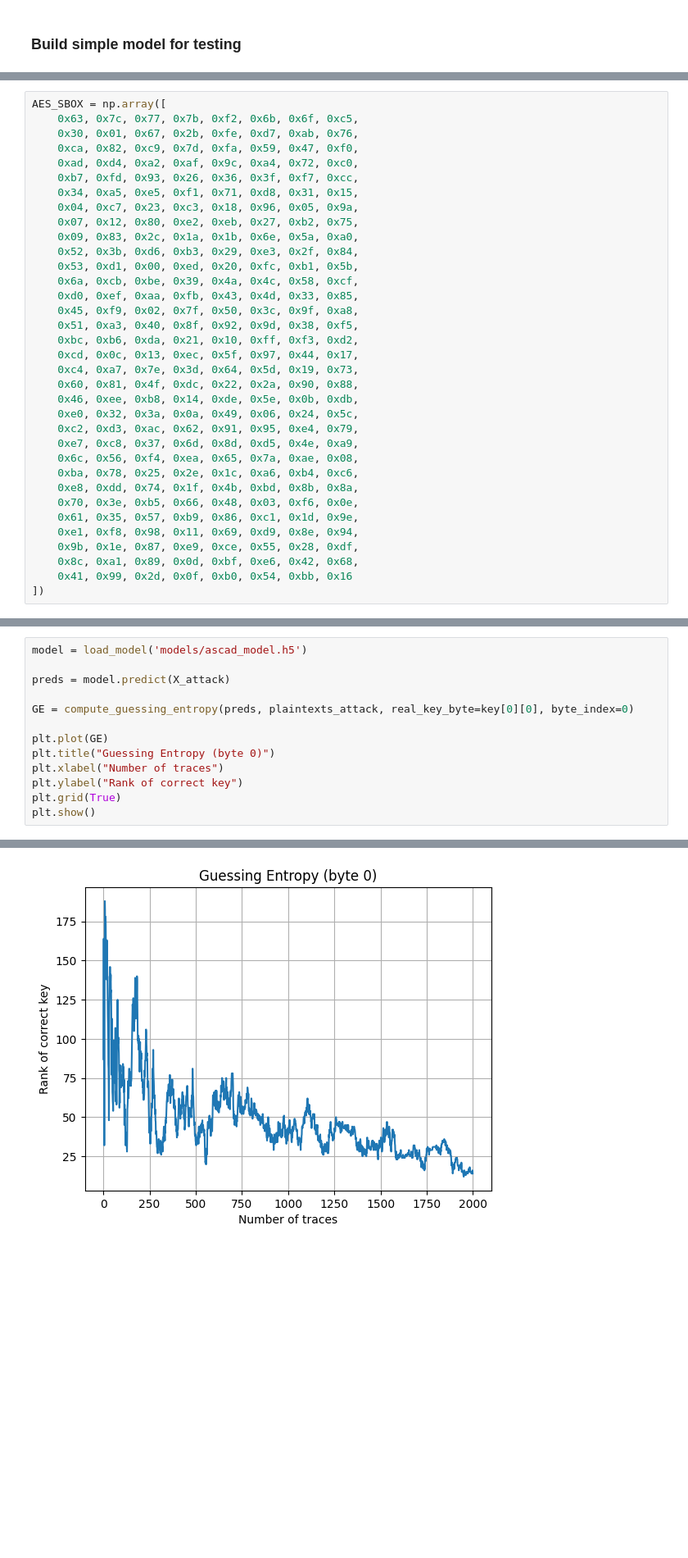
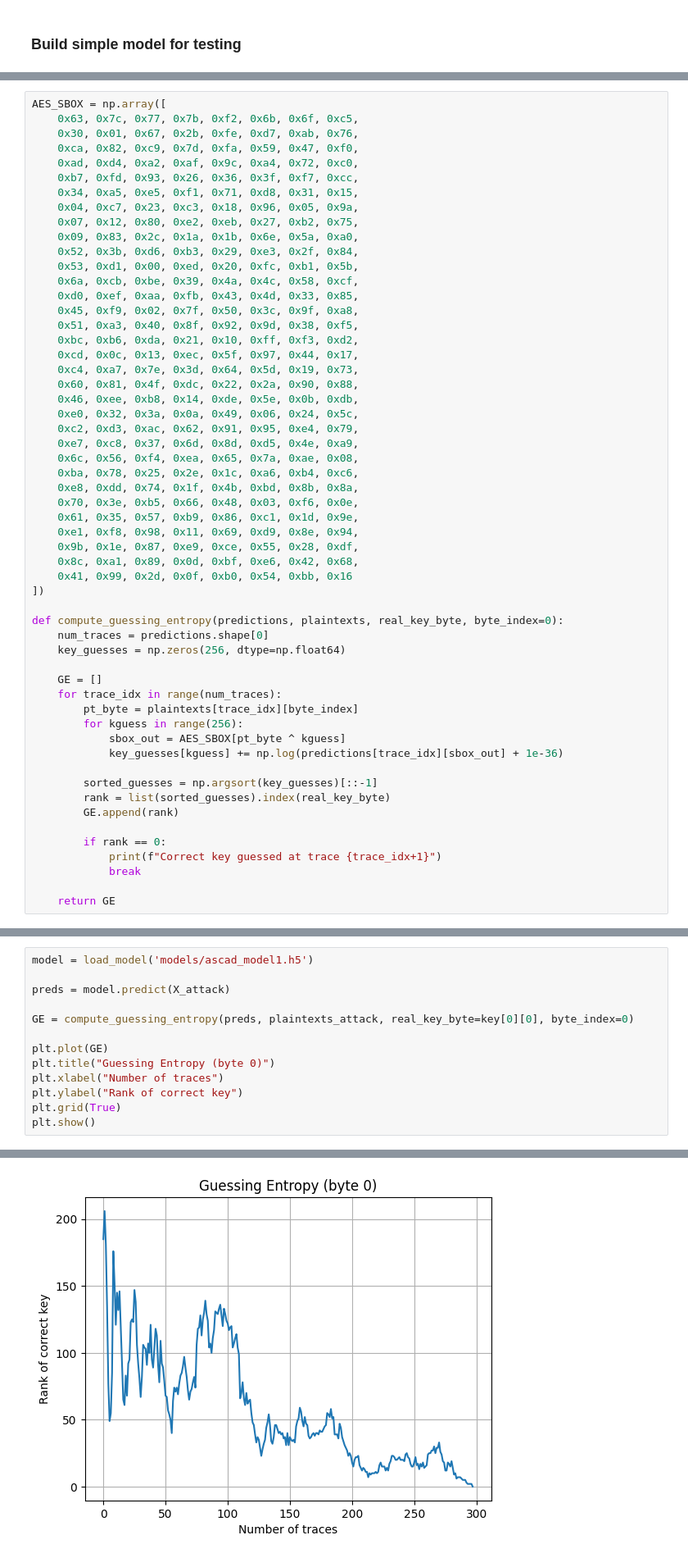
Before and after one commit to ricardo020202/SCA, a Jupyter notebook: SCA.ipynb, the cells around one changed output, grey strips where cells are left out. Shown at 82% size. Cells and saved outputs as stored; diff of their text form; blank space fills up the shorter version.

```diff
--- a/SCA.ipynb
+++ b/SCA.ipynb
@@ -165,3 +211,24 @@ AES_SBOX = np.array([
     0x8c, 0xa1, 0x89, 0x0d, 0xbf, 0xe6, 0x42, 0x68,
     0x41, 0x99, 0x2d, 0x0f, 0xb0, 0x54, 0xbb, 0x16
 ])
+
+def compute_guessing_entropy(predictions, plaintexts, real_key_byte, byte_index=0):
+    num_traces = predictions.shape[0]
+    key_guesses = np.zeros(256, dtype=np.float64)
+
+    GE = []
+    for trace_idx in range(num_traces):
+        pt_byte = plaintexts[trace_idx][byte_index]
+        for kguess in range(256):
+            sbox_out = AES_SBOX[pt_byte ^ kguess]
+            key_guesses[kguess] += np.log(predictions[trace_idx][sbox_out] + 1e-36)
+
+        sorted_guesses = np.argsort(key_guesses)[::-1]
+        rank = list(sorted_guesses).index(real_key_byte)
+        GE.append(rank)
+
+        if rank == 0:
+            print(f"Correct key guessed at trace {trace_idx+1}")
+            break
+
+    return GE
@@ -185,5 +235,5 @@ def compute_guessing_entropy(predictions, plaintexts, real_key_byte, byte_index=
 # %%
-model = load_model('models/ascad_model.h5')
+model = load_model('models/ascad_model1.h5')
 
 preds = model.predict(X_attack)
 
@@ -201 +252 @@ WARNING:absl:Compiled the loaded model, but the compiled metrics have yet to be
-[figure, old version]
+[figure, new version]
```
Also changed, not shown: parts of 7 cells of this notebook, 1 other file.
